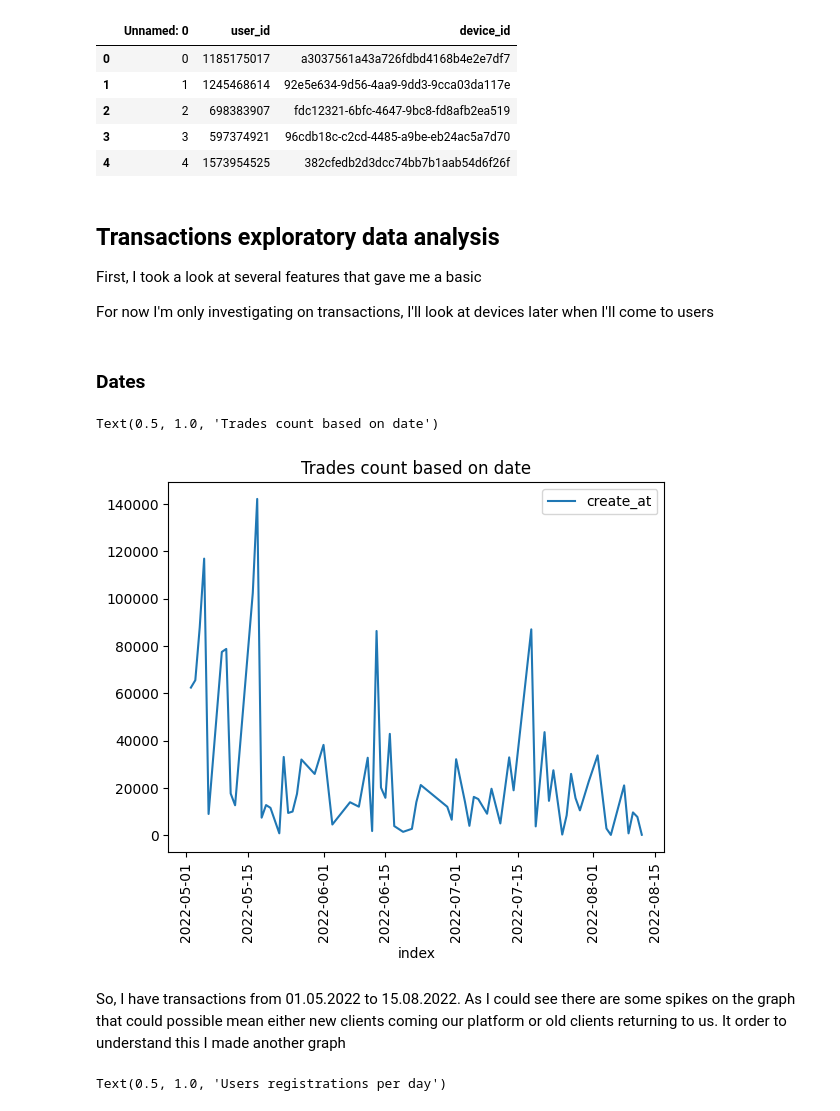
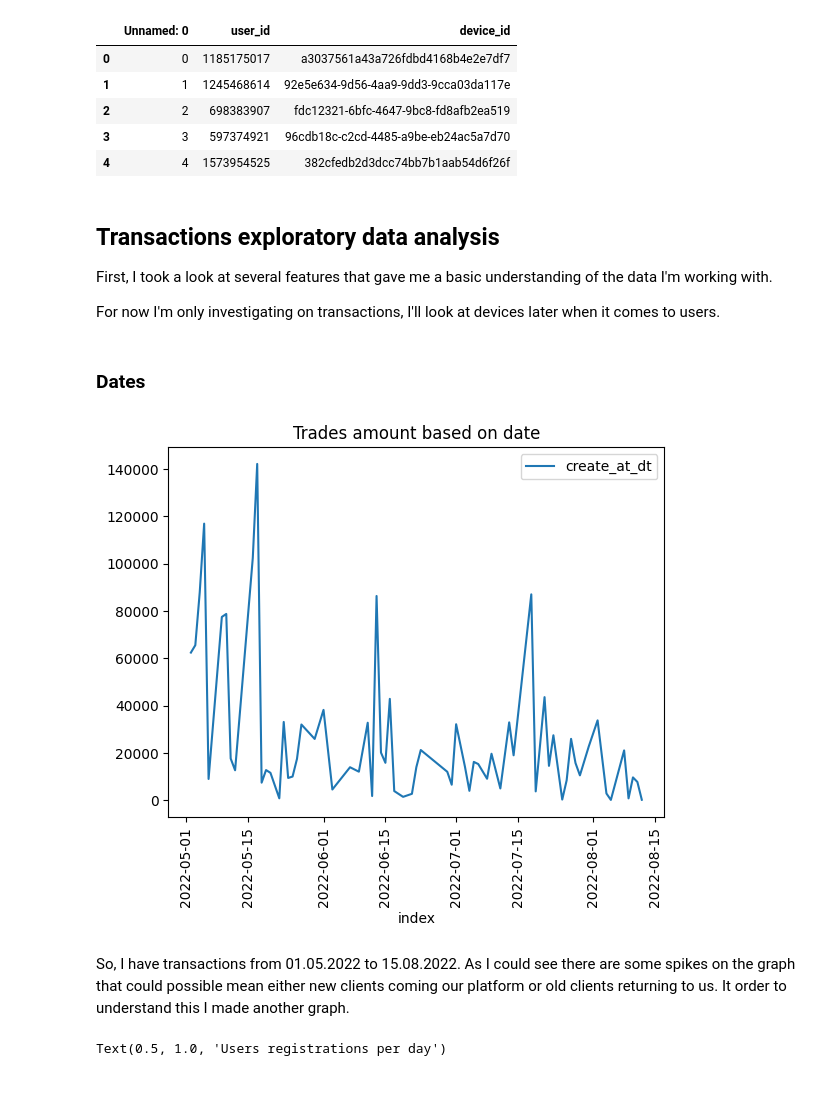
Before and after one commit to mdpetrov/pref-ai, a Jupyter notebook: main.ipynb, the cells around one changed output. Saved outputs shown, nothing was run; the diff lists cells and outputs as text; code cells hidden in the pictures.

Commit message:
Text and code corrected

```diff
--- a/main.ipynb
+++ b/main.ipynb
@@ -44,0 +56,16 @@ Index(['Unnamed: 0', 'id', 'user_id', 'registration_date', 'fin_instrument',
+# %%
+trades['trade_duration'] = (trades.close_at.astype('datetime64[ns]') - trades.create_at.astype('datetime64[ns]')).dt.total_seconds()
+trades['option_duration'] = (trades.instrument_expiration.astype('datetime64[ns]') - trades.create_at.astype('datetime64[ns]')).dt.total_seconds()
+trades['positive_pnl'] = 1*(trades['pnl_total_enrolled'] > 0)
+trades['profitability'] = trades['pnl_total_enrolled'] / trades['initial_investment_enrolled']
+for v in ['fin_instrument', 'instrument_type', 'instrument_direction', 'close_reason', 'platform']:
+    tmp = pd.get_dummies(trades[v], prefix=v)
+    trades[tmp.columns] = tmp
+
+trades['create_at'] = trades['create_at'].astype('datetime64[ns]')
+trades['create_at_dt'] = trades['create_at'].dt.date
+trades['registration_date'] = trades['registration_date'].astype('datetime64[ns]')
+trades.sort_values(['user_id', 'create_at'], inplace=True)
+trades['trade_freq'] = trades.groupby(['user_id', 'create_at_dt'])['create_at'].diff(1).dt.total_seconds()
+
+trades.columns
@@ -56,18 +110,18 @@ devices.head()
 | 4 | 4 | 1573954525 | 382cfedb2d3dcc74bb7b1aab54d6f26f |
 # %% [markdown]
 ## Transactions exploratory data analysis
-First, I took a look at several features that gave me a basic
+First, I took a look at several features that gave me a basic understanding of the data I'm working with.
 
-For now I'm only investigating on transactions, I'll look at devices later when I'll come to users
+For now I'm only investigating on transactions, I'll look at devices later when it comes to users.
 # %% [markdown]
 ### Dates
 # %%
-trades['create_at'].astype('datetime64').dt.date.value_counts().reset_index().plot(x='index', y='create_at')
+trades['create_at_dt'].value_counts().reset_index().plot(x='index', y='create_at_dt')
 plt.xticks(rotation=90)
 plt.title('Trades amount based on date')
+plt.show()
 # %% [output]
-Text(0.5, 1.0, 'Trades count based on date')
-[figure, old version]
+[figure, new version]
 # %% [markdown]
-So, I have transactions from 01.05.2022 to 15.08.2022. As I could see there are some spikes on the graph that could possible mean either new clients coming our platform or old clients returning to us. It order to understand this I made another graph
+So, I have transactions from 01.05.2022 to 15.08.2022. As I could see there are some spikes on the graph that could possible mean either new clients coming our platform or old clients returning to us. It order to understand this I made another graph.
 # %%
```
Also changed, not shown: parts of 82 cells of this notebook.
